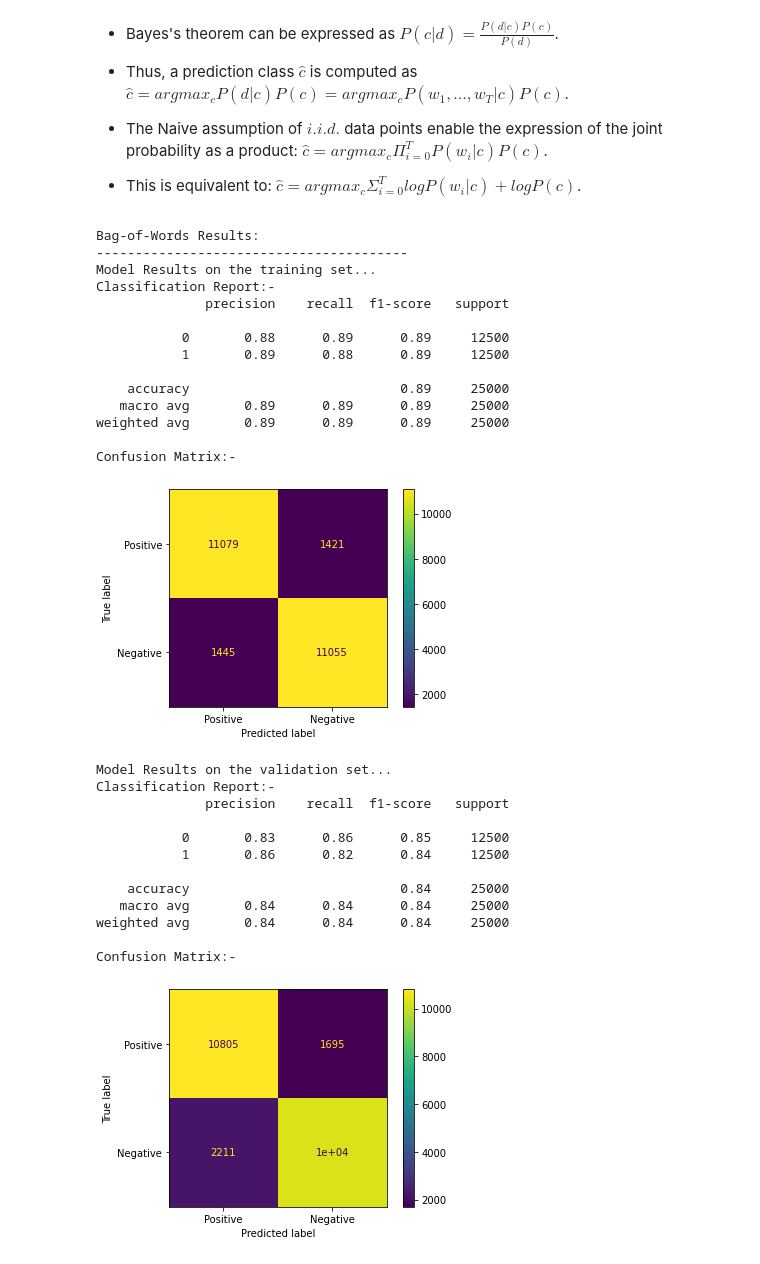
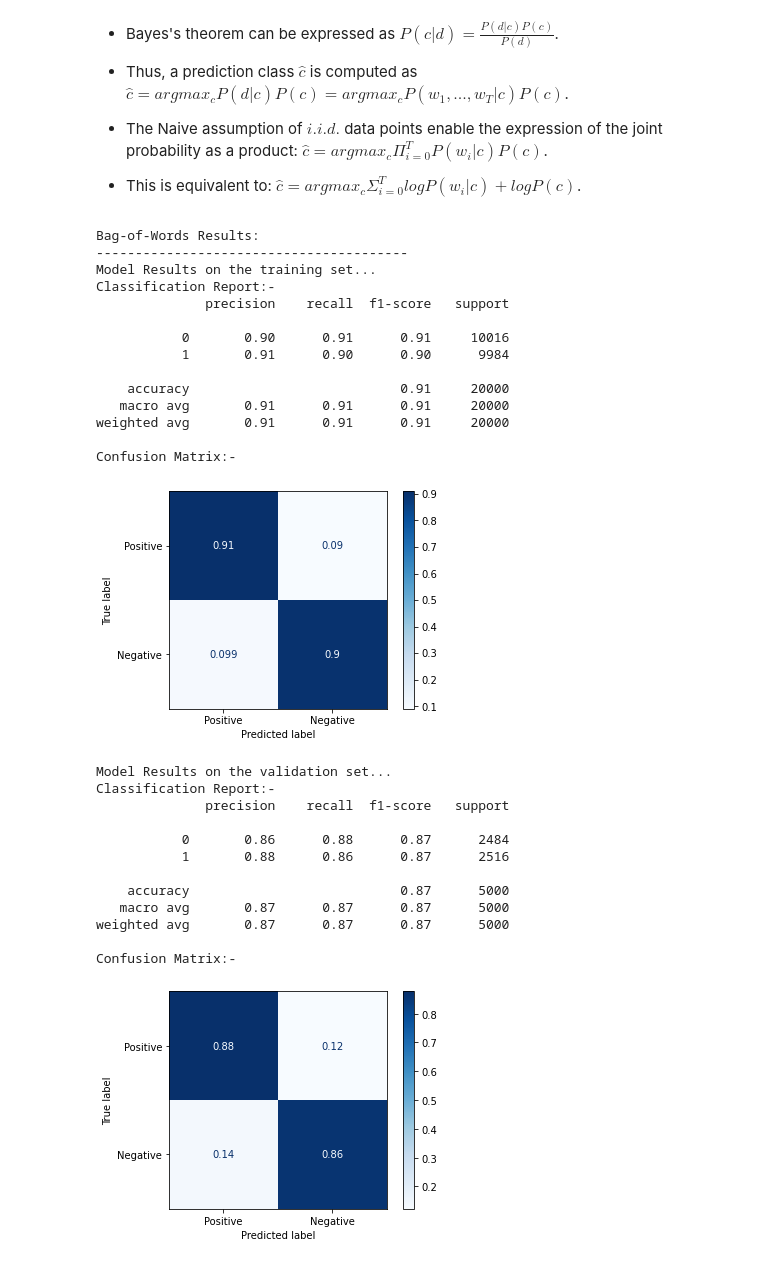
Before and after one commit to mike-ghaly/NLP, a Jupyter notebook: Language Tasks/Sentiment_Analysis.ipynb, the cells around one changed output. Saved outputs shown, nothing was run; the diff lists cells and outputs as text; code cells hidden in the pictures.

```diff
--- a/Language Tasks/Sentiment_Analysis.ipynb
+++ b/Language Tasks/Sentiment_Analysis.ipynb
@@ -435,3 +443,0 @@ tfidf_vocabulary_size = tfidf_vectorization_layer.vocabulary_size()
-# %%
-x_train = tfidf_vectorization_layer(x_train_reviews)
-x_test = tfidf_vectorization_layer(x_test_reviews)
@@ -446,10 +466,23 @@ def evaluate_model(y_true, y_pred):
 
   # Confusion Matrix
   print("Confusion Matrix:-")
-  cm = confusion_matrix(y_true, y_pred)
-  disp = ConfusionMatrixDisplay(confusion_matrix=cm, display_labels=["Positive", "Negative"])
-  disp.plot()
+  ConfusionMatrixDisplay.from_predictions(y_true=y_true, y_pred=y_pred,
+                                          normalize="true",
+                                          display_labels=["Positive", "Negative"],
+                                          cmap=plt.cm.Blues)
   plt.show()
+# %%
+def fit_model(model, x_train, x_val, y_train, y_val):
+
+  # Training
+  model.fit(x_train, y_train)
+
+  # Evaluation
+  print("Model Results on the training set...")
+  evaluate_model(y_train, model.predict(x_train))
+
+  print("\nModel Results on the validation set...")
+  evaluate_model(y_val, model.predict(x_val))
 # %% [markdown]
 ### Naive Bayes Classifier
 
@@ -483,36 +501,38 @@ def fit_nb_model(x_train, x_val, y_train, y_val):
+# %%
+nb_model = MultinomialNB()
 # %%
 print("Bag-of-Words Results:")
 print("----------------------------------------")
-fit_nb_model(x_train, x_test, y_train, y_test)
+fit_model(nb_model, bow_x_train, bow_x_val, y_train, y_val)
 # %% [output]
 Bag-of-Words Results:
 ----------------------------------------
 Model Results on the training set...
 Classification Report:-
               precision    recall  f1-score   support
 
-           0       0.88      0.89      0.89     12500
-           1       0.89      0.88      0.89     12500
+           0       0.90      0.91      0.91     10016
+           1       0.91      0.90      0.90      9984
 
-    accuracy                           0.89     25000
-   macro avg       0.89      0.89      0.89     25000
-weighted avg       0.89      0.89      0.89     25000
+    accuracy                           0.91     20000
+   macro avg       0.91      0.91      0.91     20000
+weighted avg       0.91      0.91      0.91     20000
 
 Confusion Matrix:-
-[figure, old version]
+[figure, new version]
 Model Results on the validation set...
 Classification Report:-
               precision    recall  f1-score   support
 
-           0       0.83      0.86      0.85     12500
-           1       0.86      0.82      0.84     12500
+           0       0.86      0.88      0.87      2484
+           1       0.88      0.86      0.87      2516
 
-    accuracy                           0.84     25000
-   macro avg       0.84      0.84      0.84     25000
-weighted avg       0.84      0.84      0.84     25000
+    accuracy                           0.87      5000
+   macro avg       0.87      0.87      0.87      5000
+weighted avg       0.87      0.87      0.87      5000
 
 Confusion Matrix:-
-[figure, old version]
+[figure, new version]
 # %%
 print("\nTF-IDF Results:")
 print("----------------------------------------")
```
Also changed, not shown: parts of 45 cells of this notebook.
